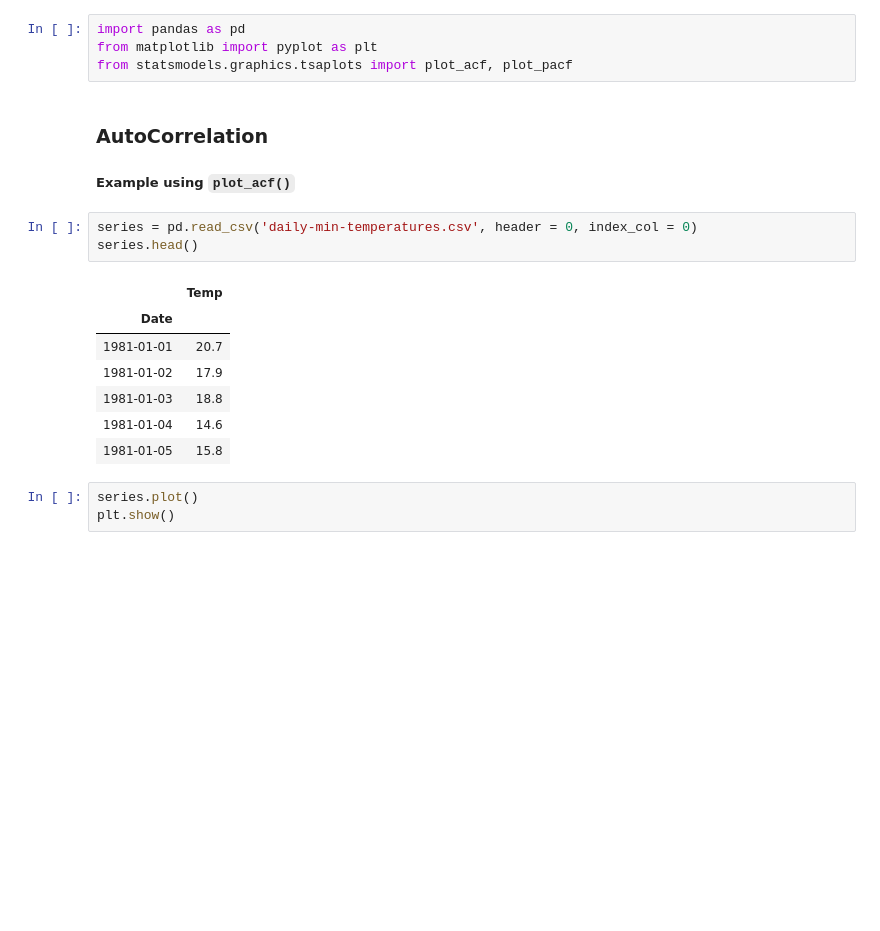
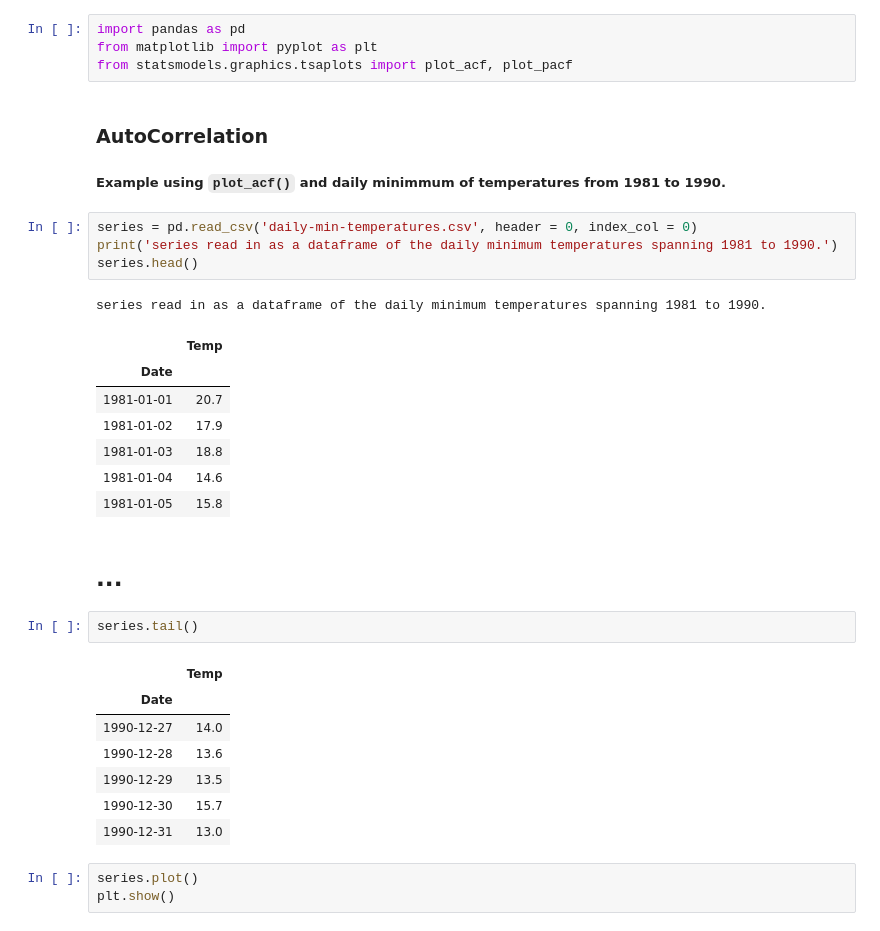
Before and after one commit to iheartbenzene/fantastic-octo-journey, a Jupyter notebook: time_series_and_stats_cheat_sheet.ipynb, the cells around one changed output. Drawn from its saved outputs; the diff is of its cells as text; blank space fills up the shorter version.

```diff
--- a/time_series_and_stats_cheat_sheet.ipynb
+++ b/time_series_and_stats_cheat_sheet.ipynb
@@ -748,11 +819,13 @@ from statsmodels.graphics.tsaplots import plot_acf, plot_pacf
 # %% [markdown]
 ### AutoCorrelation
 
-##### Example using `plot_acf()`
+##### Example using `plot_acf()` and daily minimmum of temperatures from 1981 to 1990.
 # %%
 series = pd.read_csv('daily-min-temperatures.csv', header = 0, index_col = 0)
+print('series read in as a dataframe of the daily minimum temperatures spanning 1981 to 1990.')
 series.head()
 # %% [output]
+series read in as a dataframe of the daily minimum temperatures spanning 1981 to 1990.
 |  | Temp |
 | Date |  |
 | 1981-01-01 | 20.7 |
@@ -760,6 +833,18 @@ series.head()
 | 1981-01-03 | 18.8 |
 | 1981-01-04 | 14.6 |
 | 1981-01-05 | 15.8 |
+# %% [markdown]
+## ...
+# %%
+series.tail()
+# %% [output]
+|  | Temp |
+| Date |  |
+| 1990-12-27 | 14.0 |
+| 1990-12-28 | 13.6 |
+| 1990-12-29 | 13.5 |
+| 1990-12-30 | 15.7 |
+| 1990-12-31 | 13.0 |
 # %%
 series.plot()
 plt.show()
```
Also changed, not shown: parts of 76 cells of this notebook, 5 other files.
